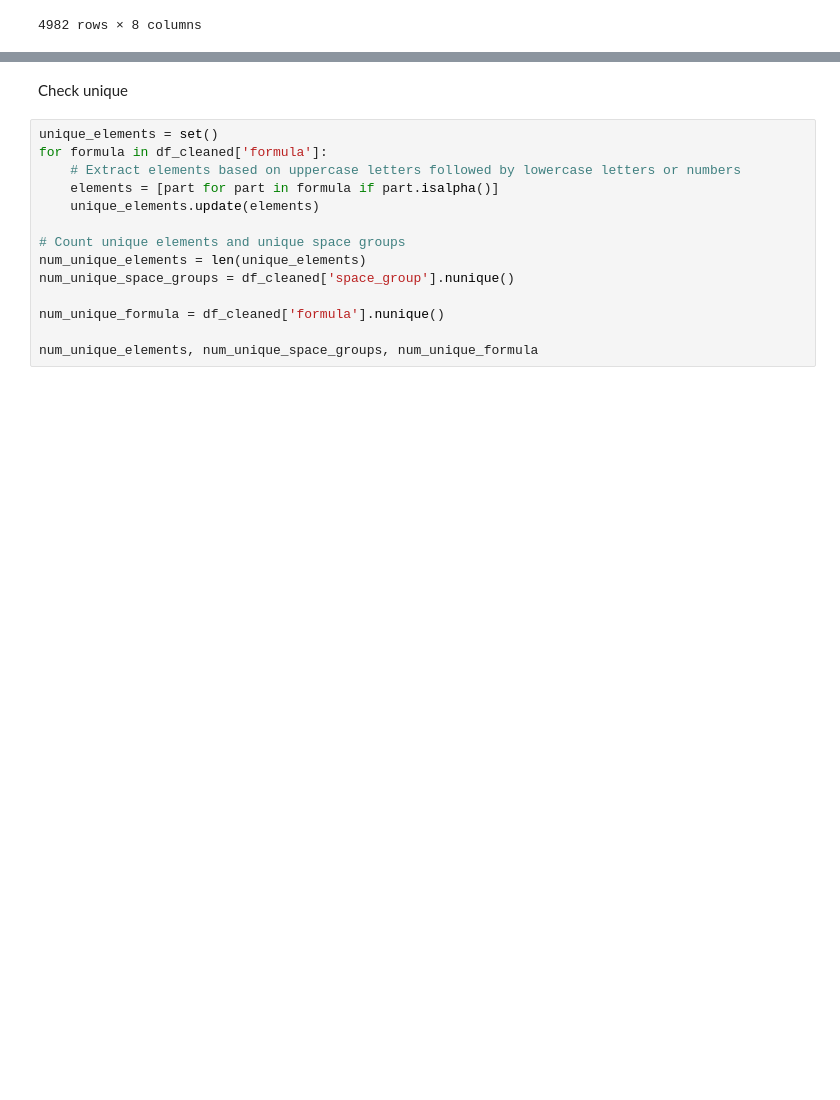
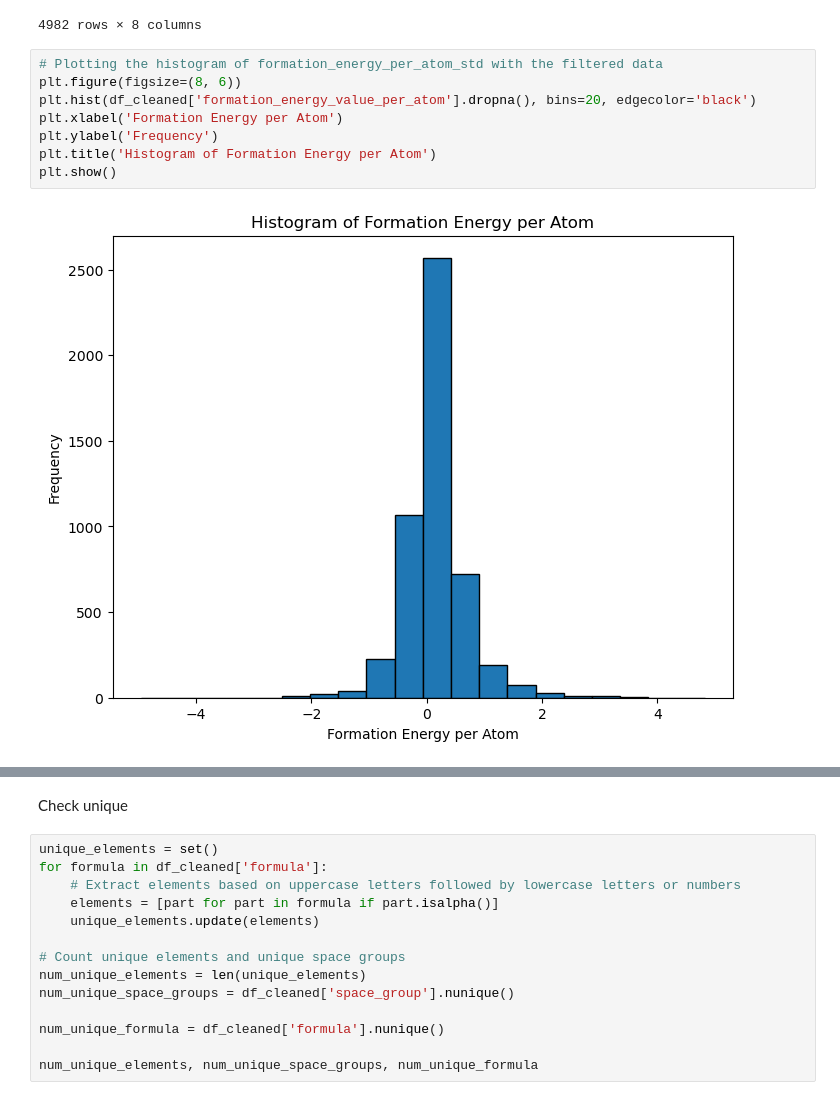
Before and after one commit to jfjoung/KRICT_Hackathon, a Jupyter notebook: practice.ipynb, the cells around one changed output, grey strips where cells are left out. Cells and saved outputs as stored; diff of their text form; blank space fills up the shorter version.

```diff
--- a/practice.ipynb
+++ b/practice.ipynb
@@ -76,3 +76,13 @@ df_cleaned
 | 4980 | 4980 | Ga5Sr | Cmmm | [{'data': {'a': [2.25087288000000... | PN_Y33JSPVMM6O4AYYYNR2LHUUT5WFVXJJC | {'reference': {'Ga': 'https://nom... | -1.094989 | ... |
 | 4981 | 4981 | MoSr3 | Pmm2 | [{'data': {'a': [4.0378953e-10, 0... | PN_QR4LU3SKZJE3QZHFUUQPYZMJH44JYUG6 | {'reference': {'Mo': 'https://nom... | 3.716576 | ... |
 4982 rows × 8 columns
+# %%
+# Plotting the histogram of formation_energy_per_atom_std with the filtered data
+plt.figure(figsize=(8, 6))
+plt.hist(df_cleaned['formation_energy_value_per_atom'].dropna(), bins=20, edgecolor='black')
+plt.xlabel('Formation Energy per Atom')
+plt.ylabel('Frequency')
+plt.title('Histogram of Formation Energy per Atom')
+plt.show()
+# %% [output]
+[figure, added]
```
Also changed, not shown: parts of 4 cells of this notebook, 3 other files.
